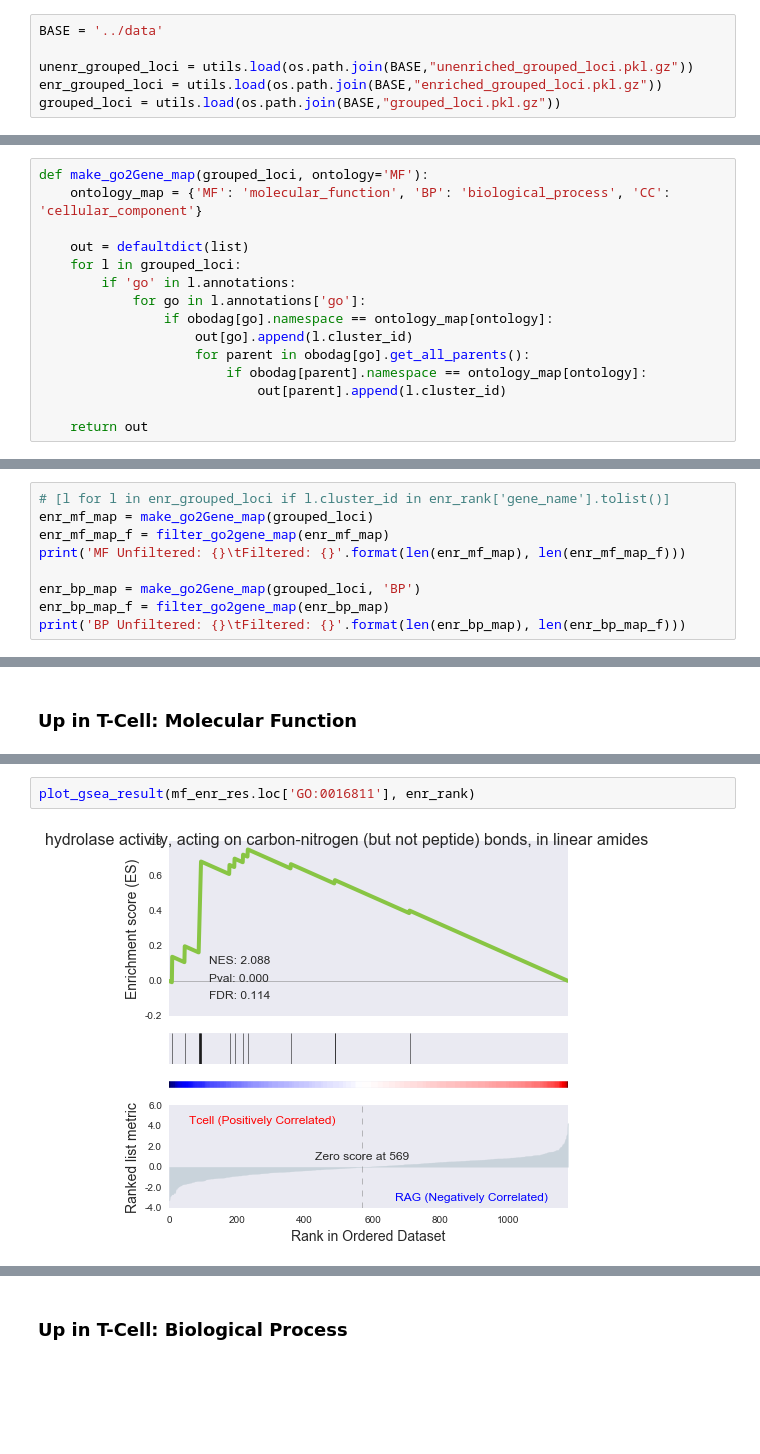
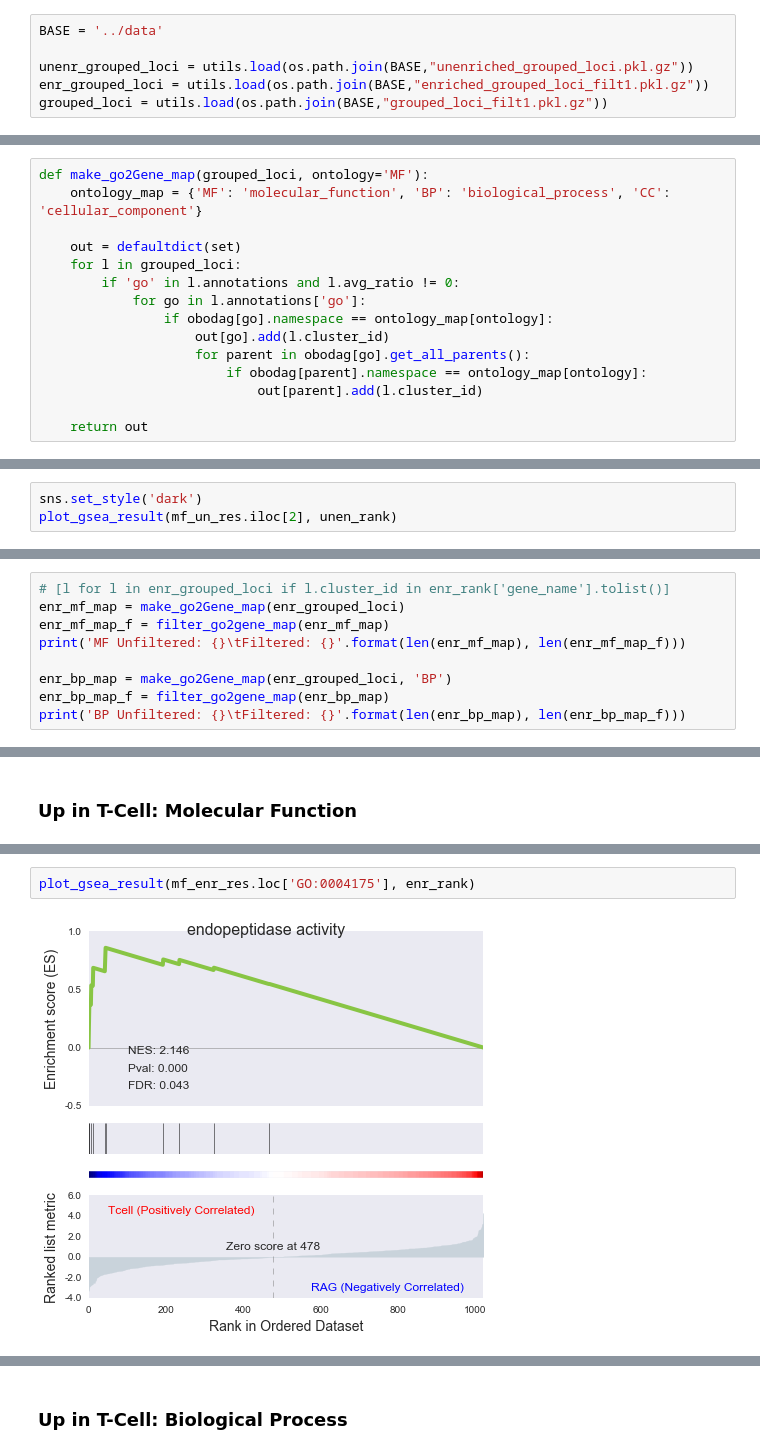
Before and after one commit to mmayers12/n15_mice, a Jupyter notebook: ipynbs/GSEA-Algorithm.ipynb, the cells around one changed output, grey strips where cells are left out. Drawn from its saved outputs; the diff is of its cells as text; blank space fills up the shorter version.

```diff
--- a/ipynbs/GSEA-Algorithm.ipynb
+++ b/ipynbs/GSEA-Algorithm.ipynb
@@ -19,8 +19,8 @@ from scripts.analysis import build_loci
 BASE = '../data'
 
 unenr_grouped_loci = utils.load(os.path.join(BASE,"unenriched_grouped_loci.pkl.gz"))
-enr_grouped_loci = utils.load(os.path.join(BASE,"enriched_grouped_loci.pkl.gz"))
-grouped_loci = utils.load(os.path.join(BASE,"grouped_loci.pkl.gz"))
+enr_grouped_loci = utils.load(os.path.join(BASE,"enriched_grouped_loci_filt1.pkl.gz"))
+grouped_loci = utils.load(os.path.join(BASE,"grouped_loci_filt1.pkl.gz"))
 # %%
 import gseapy as gp
 import goatools
@@ -56,15 +56,15 @@ def make_ranked_df(grouped_loci):
 def make_go2Gene_map(grouped_loci, ontology='MF'):
     ontology_map = {'MF': 'molecular_function', 'BP': 'biological_process', 'CC': 'cellular_component'}
 
-    out = defaultdict(list)
+    out = defaultdict(set)
     for l in grouped_loci:
-        if 'go' in l.annotations:
+        if 'go' in l.annotations and l.avg_ratio != 0:
             for go in l.annotations['go']:
                 if obodag[go].namespace == ontology_map[ontology]:
-                    out[go].append(l.cluster_id)
+                    out[go].add(l.cluster_id)
                     for parent in obodag[go].get_all_parents():
                         if obodag[parent].namespace == ontology_map[ontology]:
-                            out[parent].append(l.cluster_id)
+                            out[parent].add(l.cluster_id)
 
     return out
 # %%
@@ -210,2 +204,5 @@ plot_gsea_result(mf_un_TC.iloc[0], unen_rank)
 # %% [output]
 [figure]
+# %%
+sns.set_style('dark')
+plot_gsea_result(mf_un_res.iloc[2], unen_rank)
@@ -296,11 +295,11 @@ plot_gsea_result(bp_un_res.loc['GO:0005978'], unen_rank)
 enr_rank =  make_ranked_df(enr_grouped_loci)
 # %%
 # [l for l in enr_grouped_loci if l.cluster_id in enr_rank['gene_name'].tolist()]
-enr_mf_map = make_go2Gene_map(grouped_loci)
+enr_mf_map = make_go2Gene_map(enr_grouped_loci)
 enr_mf_map_f = filter_go2gene_map(enr_mf_map)
 print('MF Unfiltered: {}\tFiltered: {}'.format(len(enr_mf_map), len(enr_mf_map_f)))
 
-enr_bp_map = make_go2Gene_map(grouped_loci, 'BP')
+enr_bp_map = make_go2Gene_map(enr_grouped_loci, 'BP')
 enr_bp_map_f = filter_go2gene_map(enr_bp_map)
 print('BP Unfiltered: {}\tFiltered: {}'.format(len(enr_bp_map), len(enr_bp_map_f)))
 # %% [output]
@@ -354,5 +347,5 @@ mf_enr_TC[res_cols]
 # %%
-plot_gsea_result(mf_enr_res.loc['GO:0016811'], enr_rank)
+plot_gsea_result(mf_enr_res.loc['GO:0004175'], enr_rank)
 # %% [output]
-[figure, old version]
+[figure, new version]
 # %%
```
Also changed, not shown: parts of 26 cells of this notebook, 6 other files.
